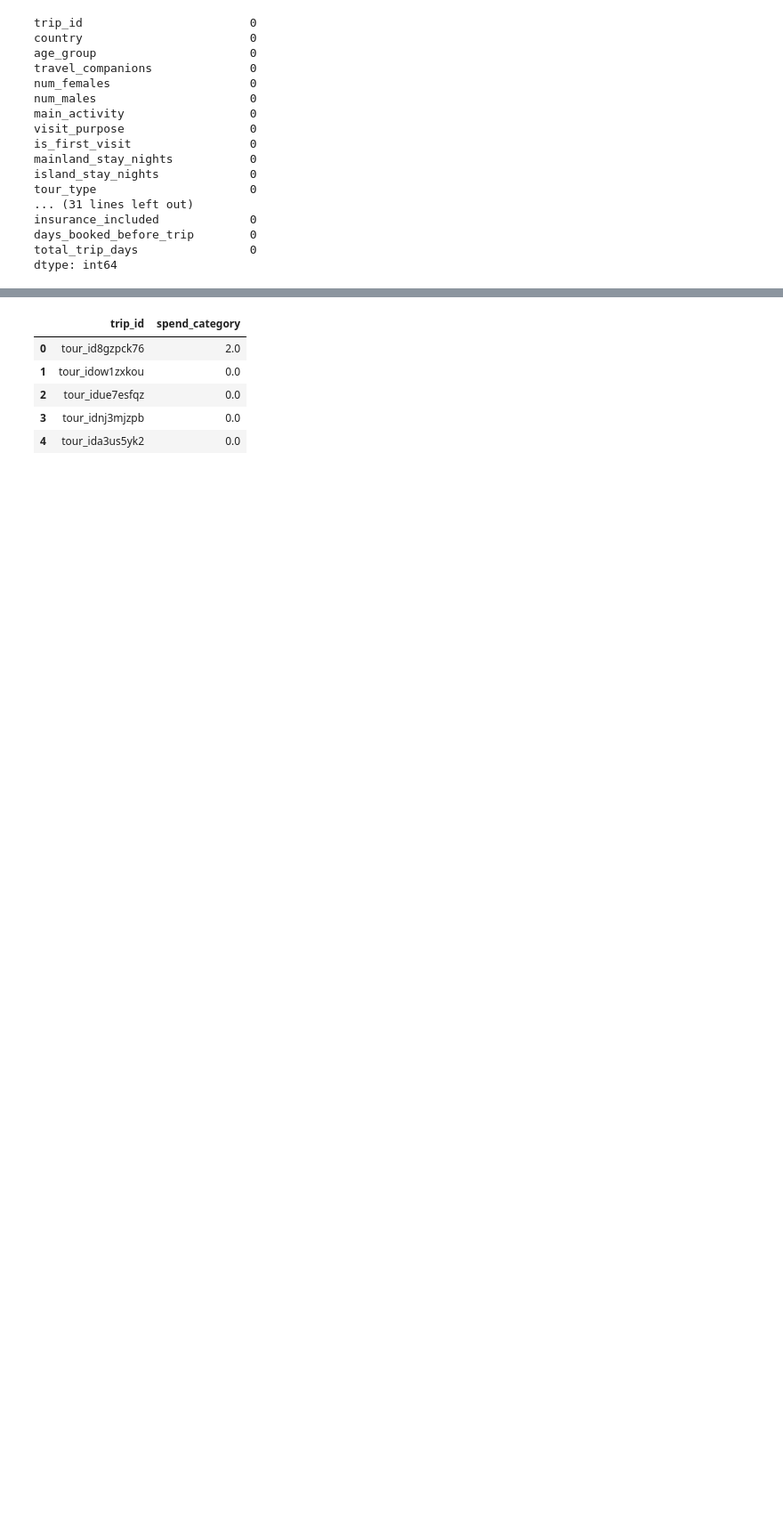
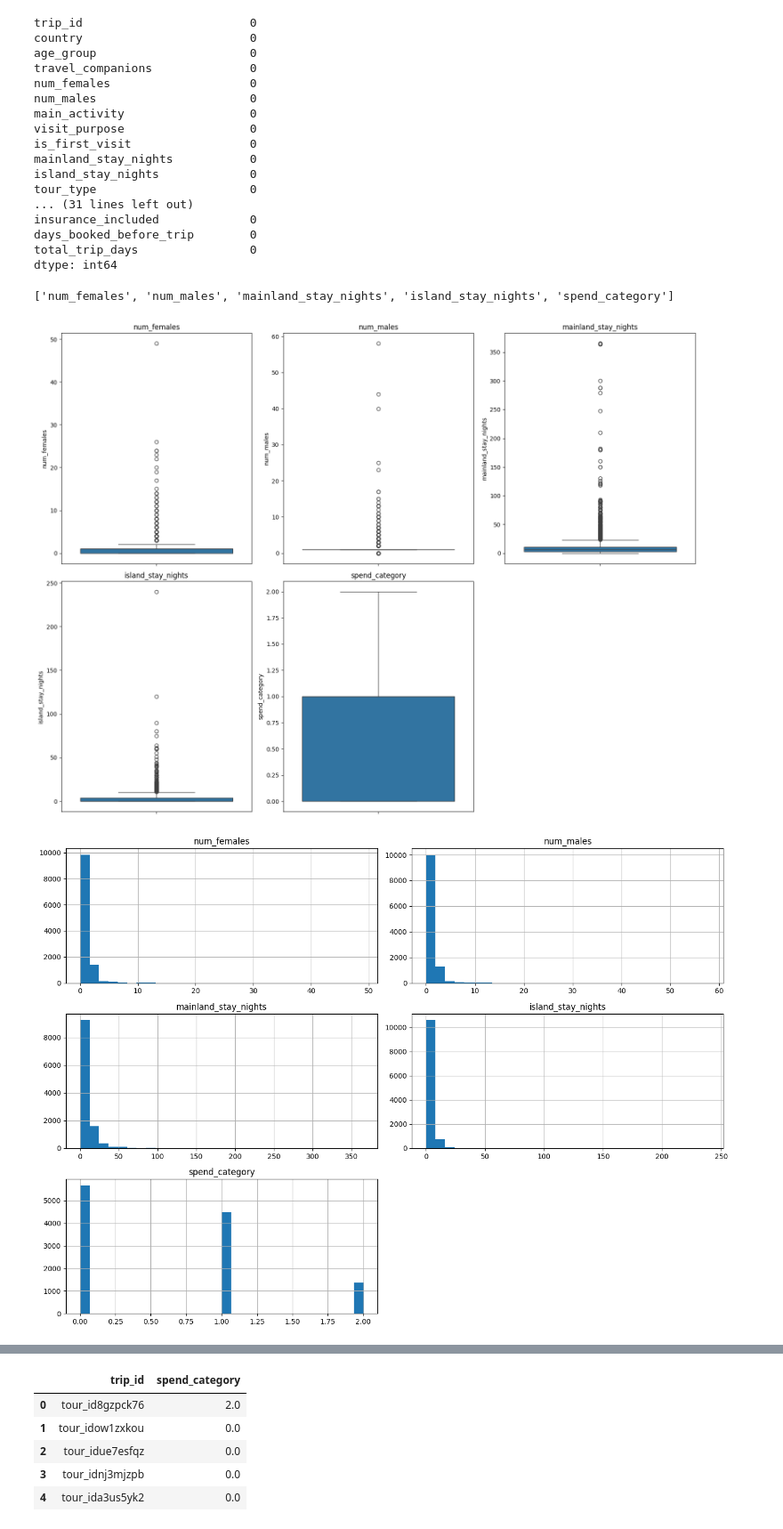
Before and after one commit to saheemReshi/ML_Project_part2, a Jupyter notebook: saheem/multi_class/svm.ipynb, the cells around one changed output, grey strips where cells are left out. Shown at 89% size. Drawn from its saved outputs; the diff is of its cells as text; code cells hidden in the pictures; blank space fills up the shorter version.

```diff
--- a/saheem/multi_class/svm.ipynb
+++ b/saheem/multi_class/svm.ipynb
@@ -131,3 +131,32 @@ insurance_included             0
 days_booked_before_trip        0
 total_trip_days                0
 dtype: int64
+# %%
+# ---------------------------------------------------
+#  Visualise numeric columns for outliers & skew
+# ---------------------------------------------------
+import matplotlib.pyplot as plt
+import seaborn as sns
+
+num_cols = train_clean.select_dtypes(include=["int64","float64"]).columns.tolist()
+print(num_cols)
+# 1. Boxplots (outliers)
+plt.figure(figsize=(16, 12))
+for i, col in enumerate(num_cols, 1):
+    plt.subplot(len(num_cols)//3 + 1, 3, i)
+    sns.boxplot(train_clean[col])
+    plt.title(col)
+plt.tight_layout()
+plt.show()
+
+# 2. Histograms (distribution / skew)
+train_clean[num_cols].hist(figsize=(14, 10), bins=30)
+plt.tight_layout()
+plt.show()
+
+# 3. Summary stats
+print(train_clean[num_cols].describe())
+# %% [output]
+['num_females', 'num_males', 'mainland_stay_nights', 'island_stay_nights', 'spend_category']
+[figure, added]
+[figure, added]
```
Also changed, not shown: parts of 5 cells of this notebook, 2 other files.
